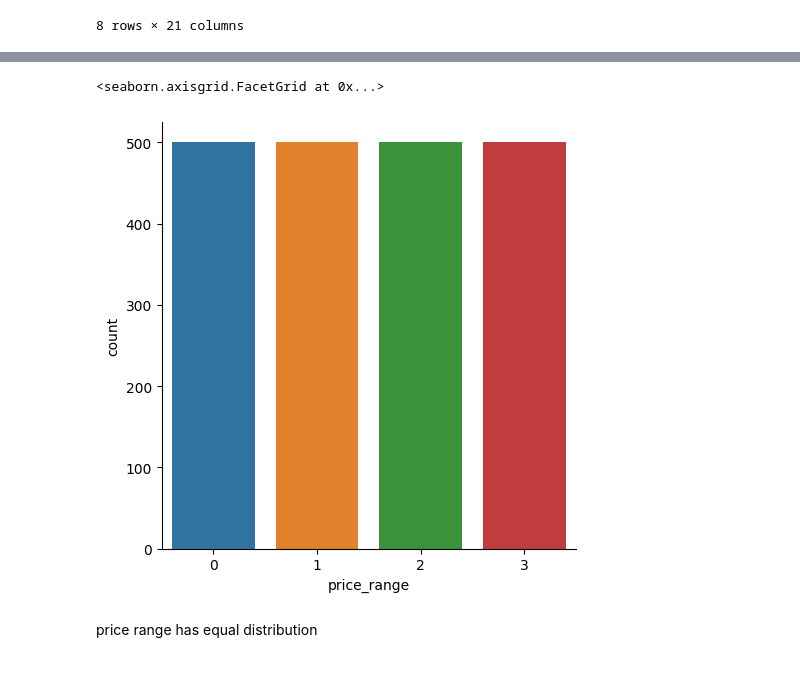
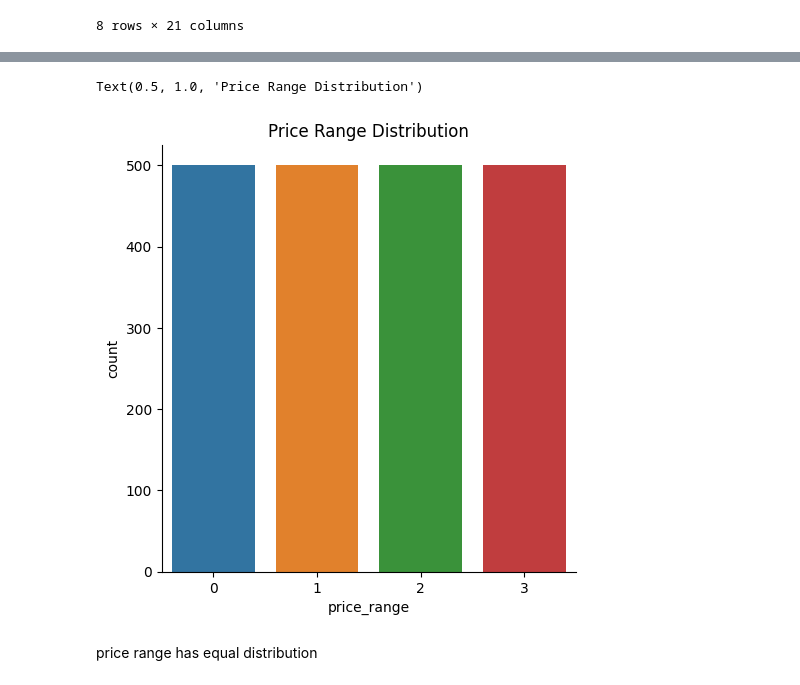
Before and after one commit to amandasbrn/mobile-price-classification, a Jupyter notebook: Mobile_Price_Classification.ipynb, the cells around one changed output, grey strips where cells are left out. Cells and saved outputs as stored; diff of their text form; code cells hidden in the pictures.

```diff
--- a/Mobile_Price_Classification.ipynb
+++ b/Mobile_Price_Classification.ipynb
@@ -127,9 +127,10 @@ price_range      0
 dtype: int64
 # %%
 sns.catplot(data=df, x='price_range', kind='count')
+plt.title("Price Range Distribution")
 # %% [output]
-<seaborn.axisgrid.FacetGrid at 0x...>
+Text(0.5, 1.0, 'Price Range Distribution')
-[figure, old version]
+[figure, new version]
 # %% [markdown]
 price range has equal distribution
 # %%
```
Also changed, not shown: parts of 5 cells of this notebook.
